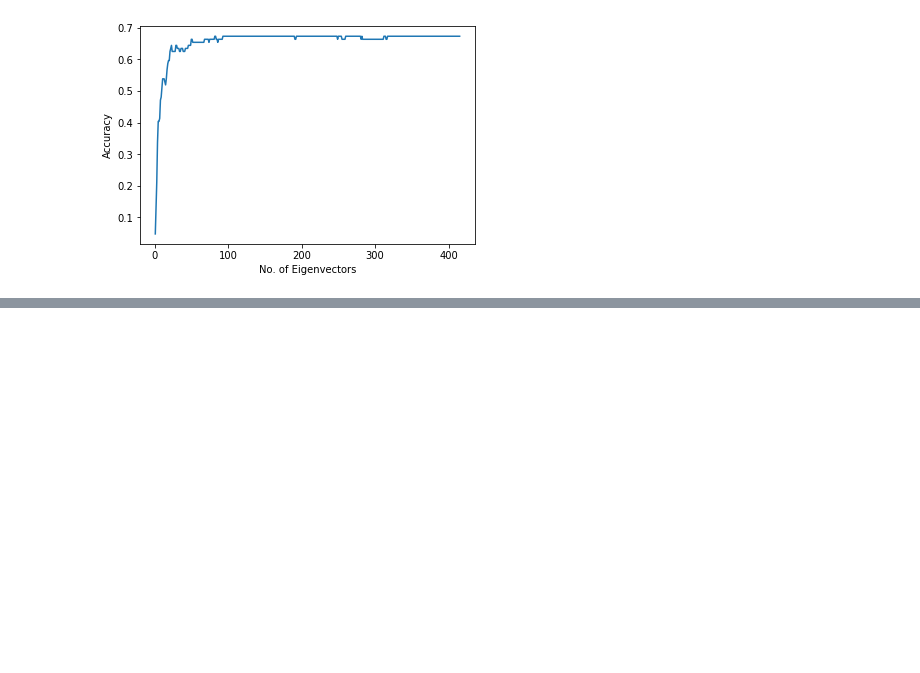
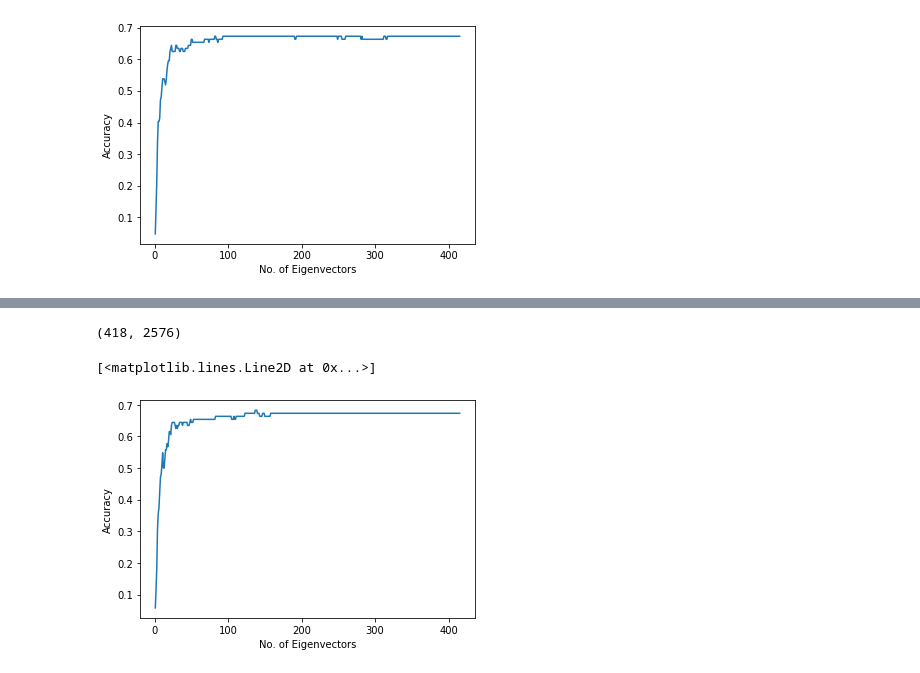
Before and after one commit to pedromonteiro18/Pattern_Recognition, a Jupyter notebook: Coursework.ipynb, the cells around one changed output, grey strips where cells are left out. Saved outputs shown, nothing was run; the diff lists cells and outputs as text; code cells hidden in the pictures; blank space fills up the shorter version.

```diff
--- a/Coursework.ipynb
+++ b/Coursework.ipynb
@@ -463,25 +437,29 @@ plt.plot(x,y)
 # %%
 # face recognition accuracy with incremental PCA
 
 x=[]
 y=[]
 print(eigvecs3.shape)
 for M in range(1,416):
   eigvecsM = eigvecs3[:M]
   total = 0
   correct = 0
   W = np.dot(A.T, eigvecsM.T)
+
+  test_faces_normalized = np.array(list(map(lambda x: x - avg, data_test)))
+  W_test = np.dot(test_faces_normalized, eigvecsM.T)
+  labels = get_neighbors(W, label_train, W_test, 1)
   for test_index in range(len(data_test)):
-    test_face_normalized = data_test[test_index] - avg
-    W_test = np.dot(test_face_normalized, eigvecsM.T)
-    im = get_neighbors(W, label_train, W_test, 1, distance=distance)
-    image, _, label= im[0]
-    if label == label_test[test_index]:
+    if labels[test_index] == label_test[test_index]:
       correct += 1
     total += 1
   x.append(M)
   y.append(correct/total)
 
 plt.xlabel('No. of Eigenvectors')
 plt.ylabel('Accuracy')
 plt.plot(x,y)
+# %% [output]
+(418, 2576)
+[<matplotlib.lines.Line2D at 0x...>]
+[figure, added]
```
Also changed, not shown: parts of 16 cells of this notebook.
